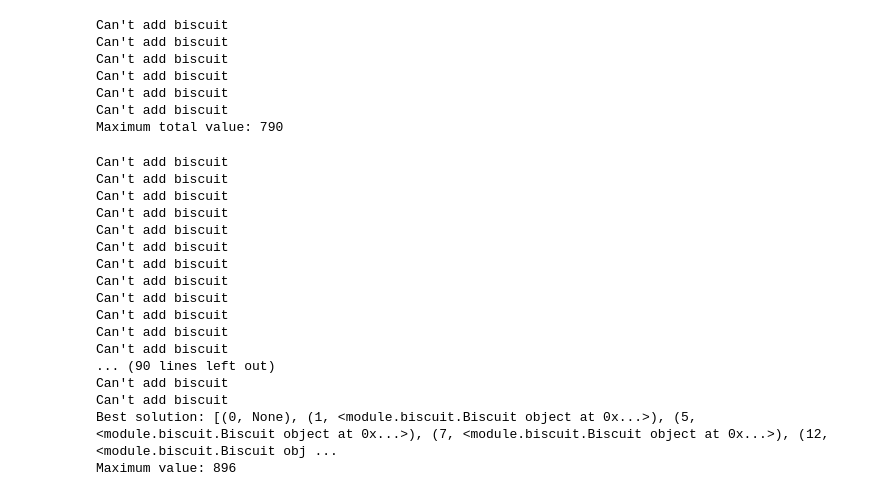
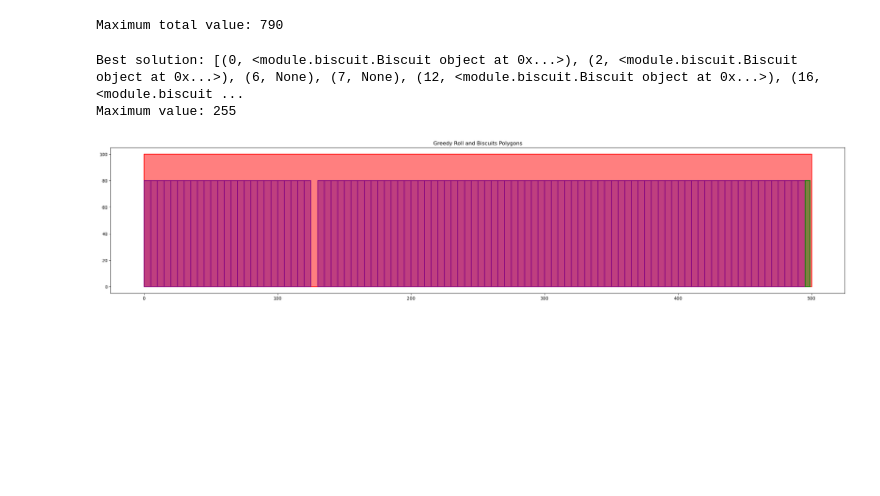
Before and after one commit to Hugo-SEQUIER/ai-algorithms-factory, a Jupyter notebook: main.ipynb, the cells around one changed output. Saved outputs shown, nothing was run; the diff lists cells and outputs as text; code cells hidden in the pictures; blank space fills up the shorter version.

```diff
--- a/main.ipynb
+++ b/main.ipynb
@@ -8,7 +11,7 @@ from module.greedy_search import Greedy_Best_First_Search
 df_defect = pd.read_csv("./data/defects.csv")
 df_defect['x'] = df_defect['x'].astype(int)
 # %%
-roll = Roll(df_defect)
+roll_greedy = Roll(df_defect)
 # %%
 b_0 = Biscuit(0,4,6,{'a' : 4, 'b': 2, 'c': 3})
 b_1 = Biscuit(1,8,12,{'a' : 5, 'b': 4, 'c': 4})
@@ -17,41 +20,58 @@ b_3 = Biscuit(3,5,8,{'a' : 2, 'b': 3, 'c': 2})
 list_biscuit = [b_3, b_0, b_1, b_2]
 # %%
 # Assuming 'biscuits' is a list of Biscuit objects, sorted by their value per unit length
-
+start_greedy = time.time()
 greedy_search = Greedy_Best_First_Search()
-max_value = greedy_search.search(roll, list_biscuit)
-print("Maximum total value:", max_value)
+end_greedy = time.time()
+roll_solution = greedy_search.search(roll_greedy, list_biscuit)
+print("Maximum total value:", roll_solution.solution())
 # %% [output]
-Can't add biscuit
-Can't add biscuit
-Can't add biscuit
-Can't add biscuit
-Can't add biscuit
-Can't add biscuit
 Maximum total value: 790
 # %%
-# Example usage
-
-roll = Roll(df_defect)
-ga = GeneticAlgorithm(roll, list_biscuit, population_size=50, generations=100, mutation_rate=0.01)
+roll_genetic = Roll(df_defect)
+start_ga = time.time()
+ga = GeneticAlgorithm(roll_genetic, list_biscuit, population_size=50, generations=100, mutation_rate=0.01)
 best_solution, max_value = ga.run()
+end_ga = time.time()
 print("Best solution:", best_solution)
 print("Maximum value:", max_value)
 # %% [output]
-Can't add biscuit
-Can't add biscuit
-Can't add biscuit
-Can't add biscuit
-Can't add biscuit
-Can't add biscuit
-Can't add biscuit
-Can't add biscuit
-Can't add biscuit
-Can't add biscuit
-Can't add biscuit
-Can't add biscuit
-... (90 lines left out)
-Can't add biscuit
-Can't add biscuit
-Best solution: [(0, None), (1, <module.biscuit.Biscuit object at 0x...>), (5, <module.biscuit.Biscuit object at 0x...>), (7, <module.biscuit.Biscuit object at 0x...>), (12, <module.biscuit.Biscuit obj ...
-Maximum value: 896
+Best solution: [(0, <module.biscuit.Biscuit object at 0x...>), (2, <module.biscuit.Biscuit object at 0x...>), (6, None), (7, None), (12, <module.biscuit.Biscuit object at 0x...>), (16, <module.biscuit ...
+Maximum value: 255
+# %%
+def create_polygon(start_x, width, height):
+    return box(start_x, 0, start_x + width, height)
+# %%
+colors = ["red", "green", "blue", "yellow", "purple"]
+def plot_polygons(list_polygons, algo):
+    fig, ax = plt.subplots(figsize=(30, 6))
+
+    for type, polygon in list_polygons:
+        color = colors[type + 1]
+
+        x, y = polygon.exterior.xy
+        ax.fill(x, y, alpha=0.5, color=color)  # Fill the exterior of the polygon with the specified color
+        ax.plot(x, y, color=color)
+
+    ax.set_title(f"{algo} Roll and Biscuits Polygons")
+    plt.show()
+# %%
+biscuit_height = 80
+
+roll_polygon = create_polygon(0, 500, 100)
+
+list_polygon = [(-1, roll_polygon)]
+current_x = 0
+while current_x < len(roll_solution.roll):
+    biscuit = roll_solution.roll[current_x]
+    if biscuit["empty"] != -1:
+        b = biscuit["empty"]
+        biscuit_polygon = create_polygon(current_x, b.length, biscuit_height)
+        list_polygon.append((b.type, biscuit_polygon))
+        current_x += b.length
+    else :
+        current_x += 1
+
+plot_polygons(list_polygon, 'Greedy')
+# %% [output]
+[figure, added]
```
Also changed, not shown: parts of 11 cells of this notebook, 4 other files.
